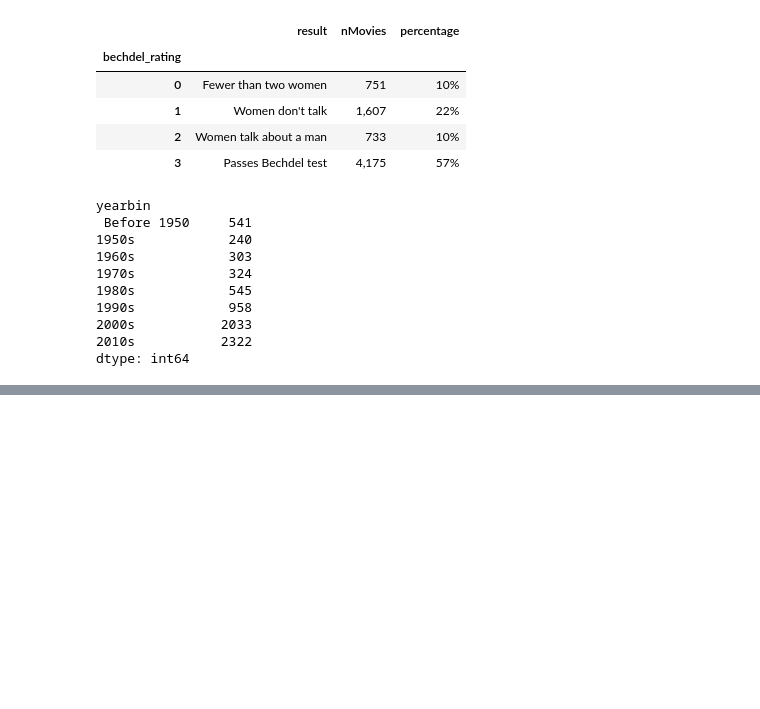
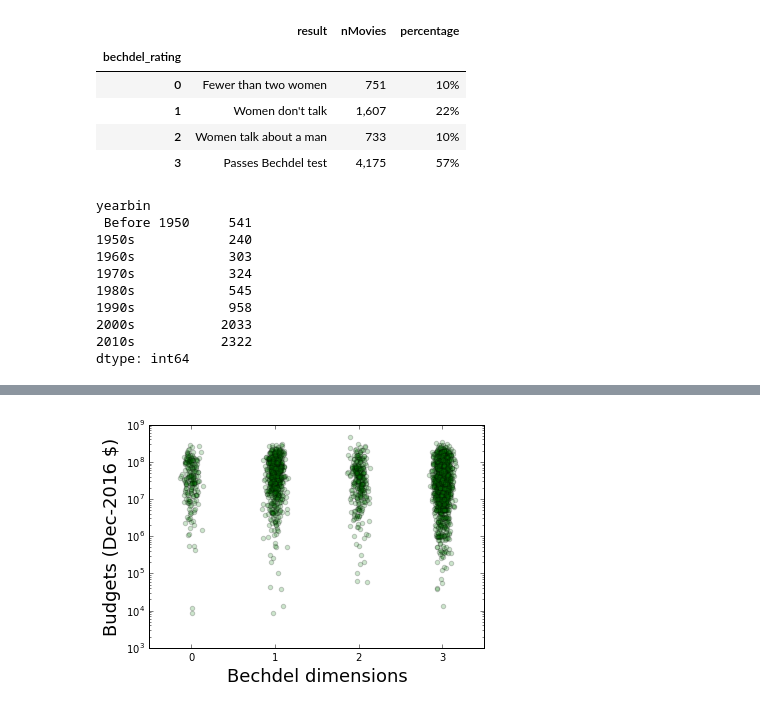
Before and after one commit to raddick/movies, a Jupyter notebook: 7. Analysis.ipynb, the cells around one changed output, grey strips where cells are left out. Saved outputs shown, nothing was run; the diff lists cells and outputs as text; code cells hidden in the pictures; blank space fills up the shorter version.

```diff
--- a/7. Analysis.ipynb
+++ b/7. Analysis.ipynb
@@ -75,0 +138,14 @@ dtype: int64
+# %%
+x = movies_df['bechdel_rating'].apply(lambda x:float(x)+np.random.normal(0, 0.05))
+y = movies_df['budget_adj']
+
+# Plot with an alpha so the overlaps reveal something about relative density
+plt.scatter(x,y,alpha=.2,label='Data',c='g')
+plt.ylabel('Budgets (Dec-2016 $)',fontsize=18)
+plt.xlabel('Bechdel dimensions',fontsize=18)
+plt.xticks(np.arange(0,4))
+plt.yscale('log')
+plt.grid(False,which='minor')
+#plt.ylim((2e0,1e10))
+# %% [output]
+[figure, added]
```
Also changed, not shown: parts of 8 cells of this notebook.
